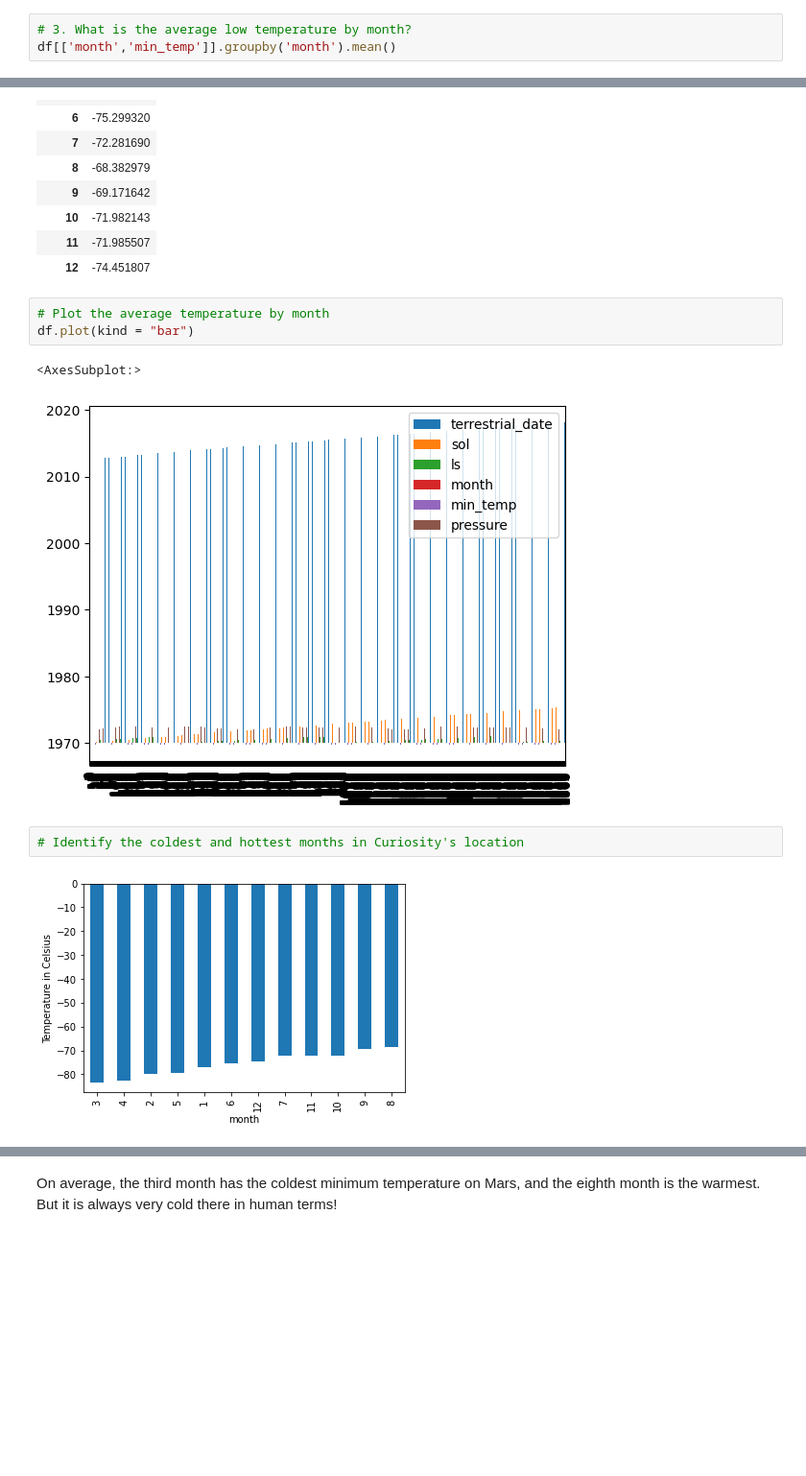
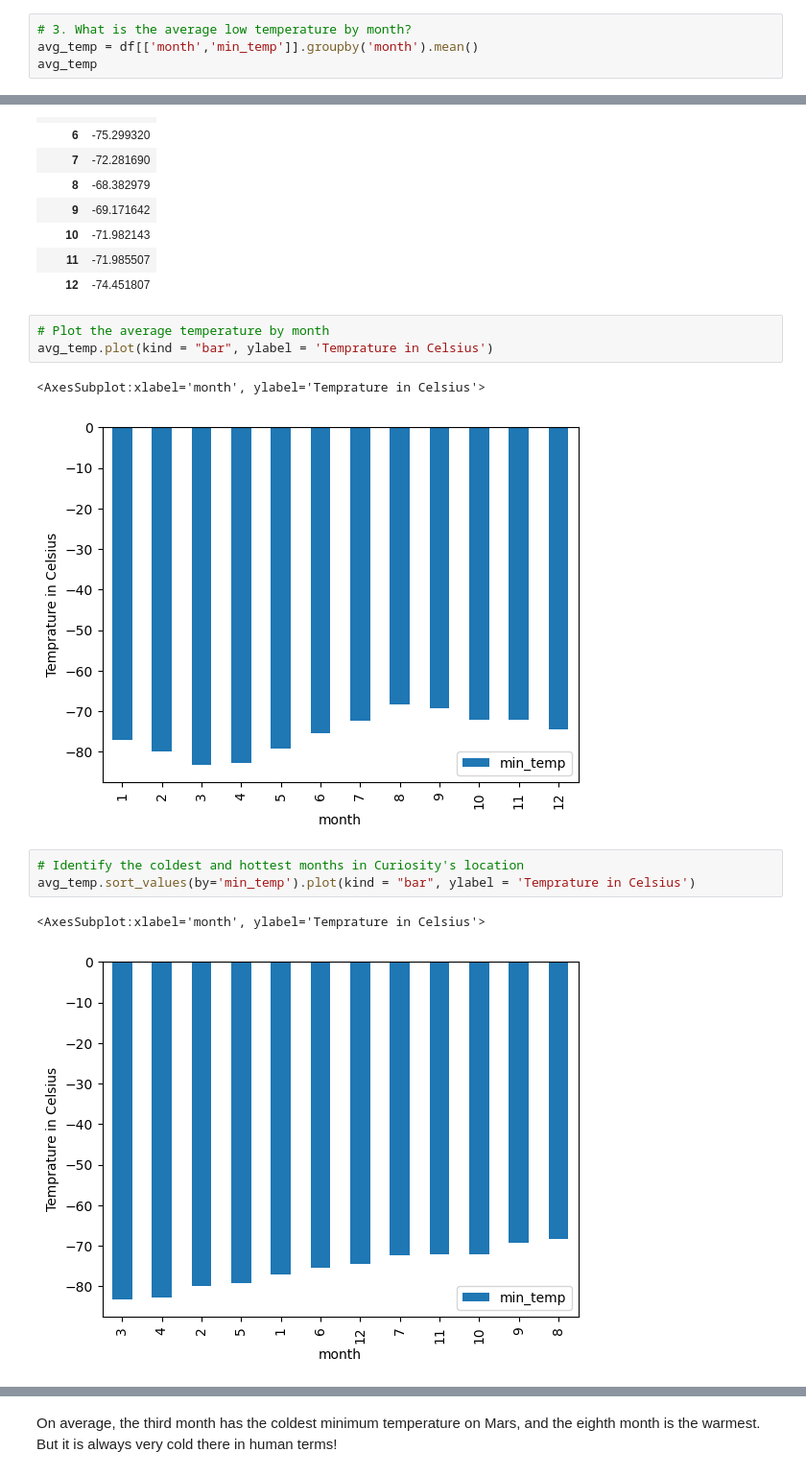
Before and after one commit to FrankPassalacqua88/Mission-to-Mars, a Jupyter notebook: part_2_mars_weather.ipynb, the cells around one changed output, grey strips where cells are left out. Shown: that part at 96% size. Drawn from its saved outputs; the diff is of its cells as text; blank space fills up the shorter version.

```diff
--- a/part_2_mars_weather.ipynb
+++ b/part_2_mars_weather.ipynb
@@ -208,7 +152,8 @@ df["id"].count()
 1867
 # %%
 # 3. What is the average low temperature by month?
-df[['month','min_temp']].groupby('month').mean()
+avg_temp = df[['month','min_temp']].groupby('month').mean()
+avg_temp
 # %% [output]
 |  | min_temp |
 | month |  |
@@ -226,13 +171,15 @@ df[['month','min_temp']].groupby('month').mean()
 | 12 | -74.451807 |
 # %%
 # Plot the average temperature by month
-df.plot(kind = "bar")
+avg_temp.plot(kind = "bar", ylabel = 'Temprature in Celsius')
 # %% [output]
-<AxesSubplot:>
+<AxesSubplot:xlabel='month', ylabel='Temprature in Celsius'>
-[figure, old version]
+[figure, new version]
 # %%
 # Identify the coldest and hottest months in Curiosity's location
+avg_temp.sort_values(by='min_temp').plot(kind = "bar", ylabel = 'Temprature in Celsius')
 # %% [output]
+<AxesSubplot:xlabel='month', ylabel='Temprature in Celsius'>
-[figure, old version]
+[figure, new version]
 # %%
 # 4. Average pressure by Martian month
```
Also changed, not shown: parts of 10 cells of this notebook, 2 other files.
